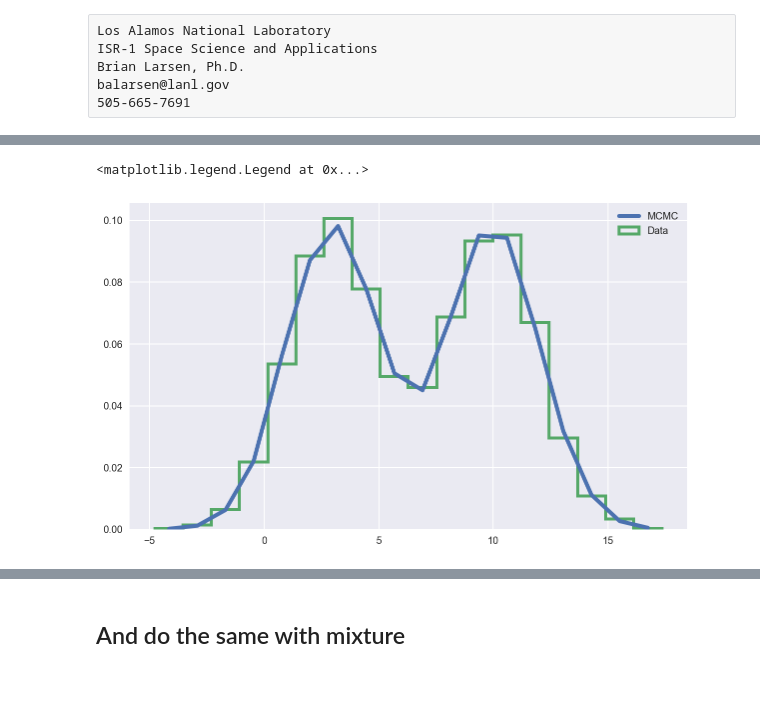
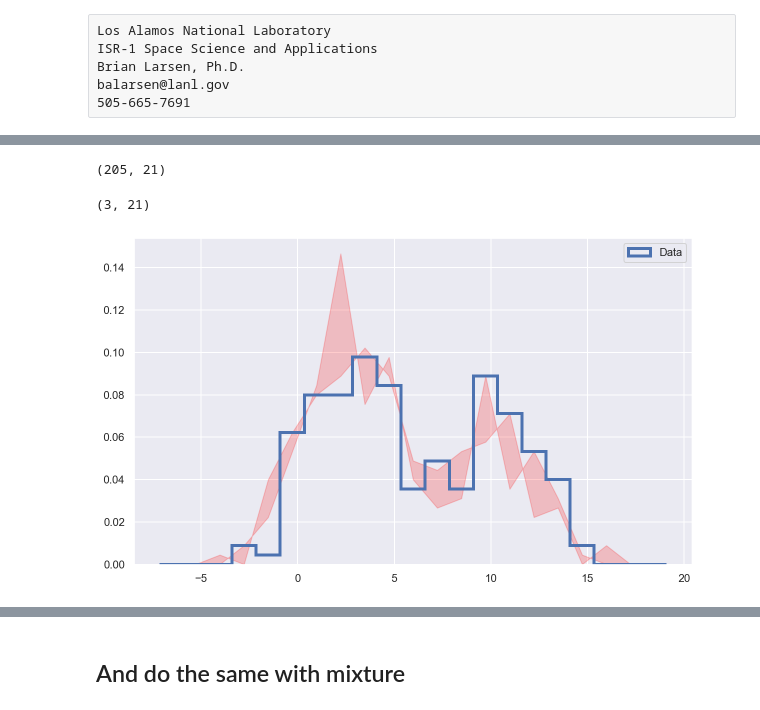
Before and after one commit to balarsen/pymc_learning, a Jupyter notebook: Mixture/Gaussian Mixture.ipynb, the cells around one changed output, grey strips where cells are left out. Cells and saved outputs as stored; diff of their text form; code cells hidden in the pictures; blank space fills up the shorter version.

```diff
--- a/Mixture/Gaussian Mixture.ipynb
+++ b/Mixture/Gaussian Mixture.ipynb
@@ -79,8 +75,7 @@ with mc3.Model() as model:
     sd = mc3.Gamma('sd', 1., 1., shape=locs.size)
 
     x_obs = mc3.NormalMixture('x_obs', w, mu, sd=sd, observed=D)
-    start = mc3.find_MAP()
-    trace = mc3.sample(5000, n_init=10000, tune=1000, random_seed=SEED, start=start)[1000:]
+    trace = mc3.sample(1000, tune=4000, random_seed=SEED)[100:]
 # %% [output]
 Auto-assigning NUTS sampler...
 Initializing NUTS using jitter+adapt_diag...
@@ -102,0 +113,8 @@ mc3.summary(trace)
+# %%
+ppc = mc3.sample_posterior_predictive(trace, samples=205, model=model)
+# %%
+hist, bins = np.histogram(ppc['x_obs'], bins='doane', normed=True)
+hist2 = []
+for i in tqdm.tqdm_notebook(range(ppc['x_obs'].shape[0])):
+    h, _ = np.histogram(ppc['x_obs'][i], bins=bins, normed=True)
+    hist2.append(h)
@@ -103,9 +123,17 @@ mc3.summary(trace)
+# %%
+hist2 = np.asarray(hist2)
+hist2.shape
+# %% [output]
+(205, 21)
+# %%
+perc = np.percentile(hist2, [2.5, 97.5, 50], axis=0)
+perc.shape
+# %% [output]
+(3, 21)
 # %%
-ppc = mc3.sample_ppc(trace, samples=500, model=model, size=100)
-hist, bins = np.histogram(ppc['x_obs'], bins='doane', normed=True)
-plt.plot(tb.bin_edges_to_center(bins), hist, lw=4, label='MCMC')
+# plt.plot(tb.bin_edges_to_center(bins), hist2[2,:], lw=4, label='MCMC')
+plt.fill_between(tb.bin_edges_to_center(bins), hist2[0,:], hist2[1,:], color='red', alpha=0.2)
 plt.hist(D, bins=bins, histtype='step', lw=3, normed=True, label='Data');
-plt.legend()
+plt.legend();
 # %% [output]
-<matplotlib.legend.Legend at 0x...>
-[figure, old version]
+[figure, new version]
```
Also changed, not shown: parts of 38 cells of this notebook.
